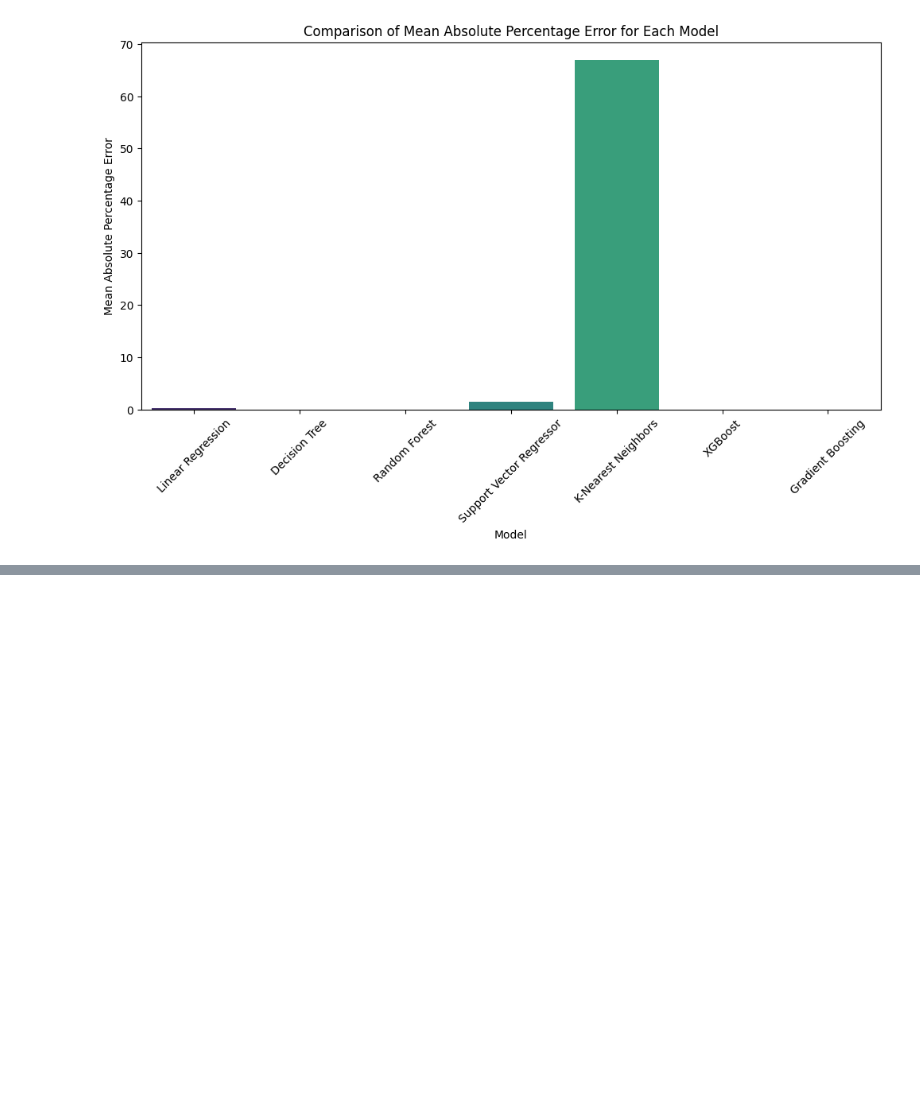
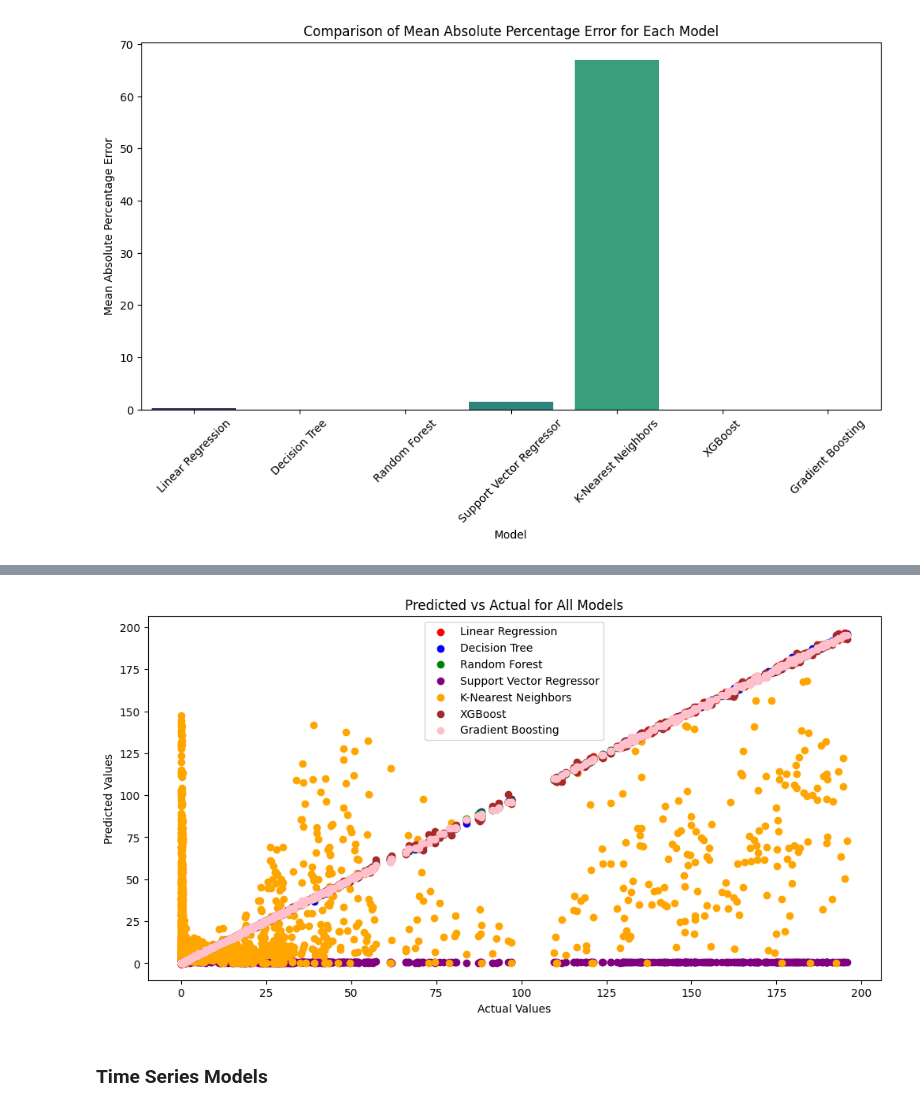
Before and after one commit to arkhash0309/AppleWiseAI, a Jupyter notebook: Notebook.ipynb, the cells around one changed output, grey strips where cells are left out. Saved outputs shown, nothing was run; the diff lists cells and outputs as text; code cells hidden in the pictures; blank space fills up the shorter version.

```diff
--- a/Notebook.ipynb
+++ b/Notebook.ipynb
@@ -600,0 +652,19 @@ plt.show()
+# %%
+# plotting predicted vs actual for all the models
+plt.figure(figsize=(12,6))
+plt.scatter(y_test, y_preds_lr, color="red", label="Linear Regression")
+plt.scatter(y_test, y_preds_dtc, color="blue", label="Decision Tree")
+plt.scatter(y_test, y_preds_rf, color="green", label="Random Forest")
+plt.scatter(y_test, y_preds_svr, color="purple", label="Support Vector Regressor")
+plt.scatter(y_test, y_preds_knr, color="orange", label="K-Nearest Neighbors")
+plt.scatter(y_test, y_preds_xgb, color="brown", label="XGBoost")
+plt.scatter(y_test, y_preds_gbr, color="pink", label="Gradient Boosting")
+plt.title("Predicted vs Actual for All Models")
+plt.xlabel("Actual Values")
+plt.ylabel("Predicted Values")
+plt.legend()
+plt.show()
+# %% [output]
+[figure, added]
+# %% [markdown]
+### Time Series Models
```
Also changed, not shown: parts of 21 cells of this notebook.
